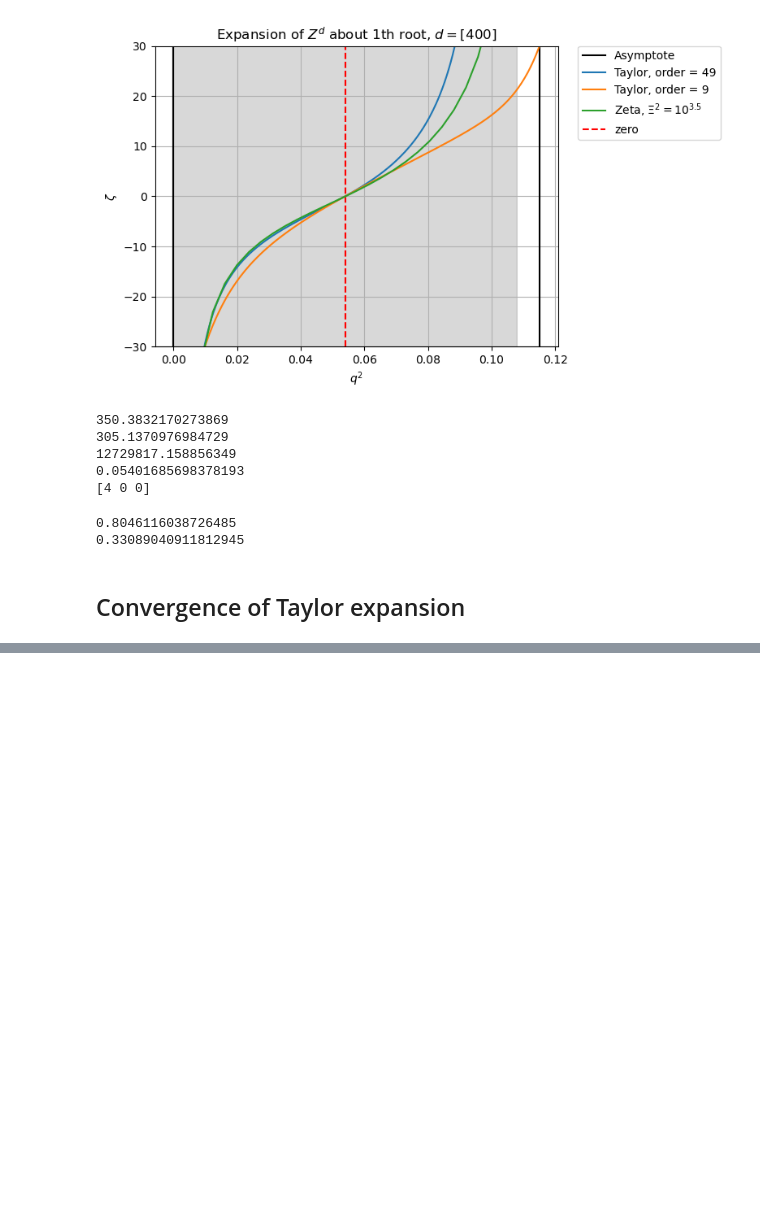
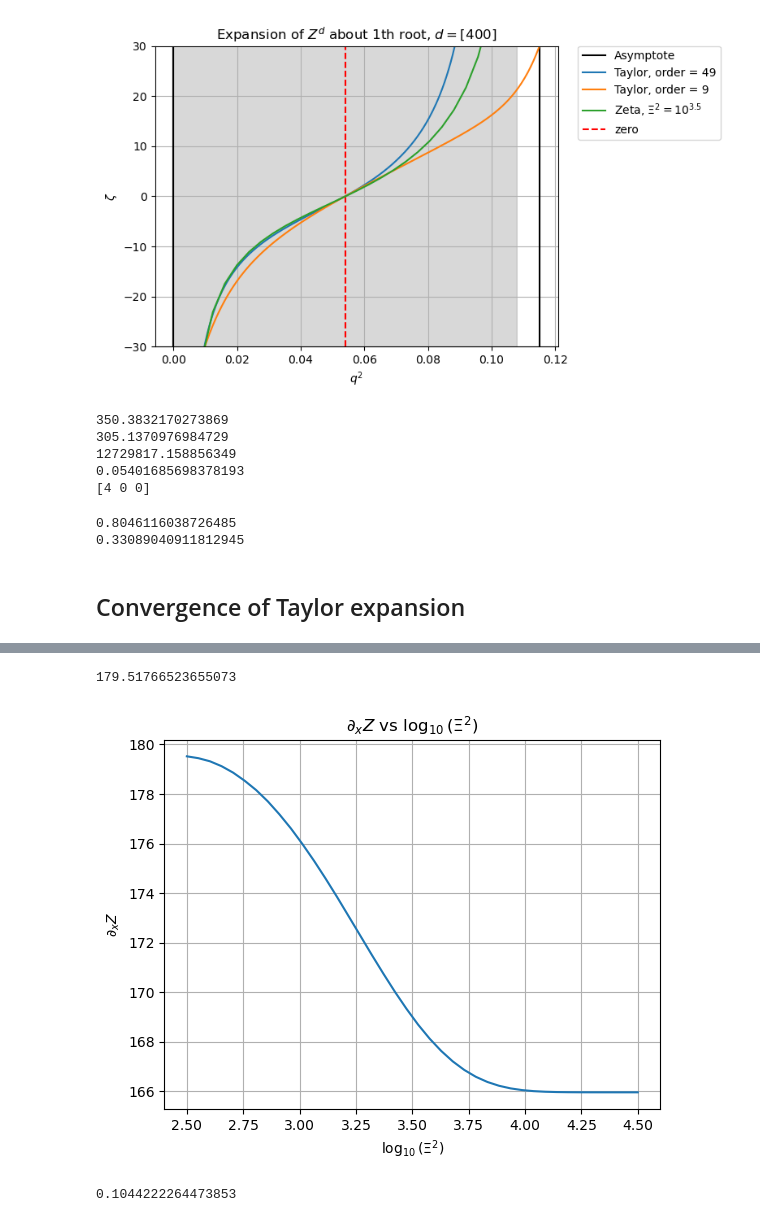
Before and after one commit to rc33051/MPhys-Code, a Jupyter notebook: Taylor_zeta_new.ipynb, the cells around one changed output, grey strips where cells are left out. Saved outputs shown, nothing was run; the diff lists cells and outputs as text; code cells hidden in the pictures; blank space fills up the shorter version.

```diff
--- a/Taylor_zeta_new.ipynb
+++ b/Taylor_zeta_new.ipynb
@@ -205,0 +208,24 @@ x_0
+# %%
+ks = np.linspace(2.5, 4.5, 40)
+
+alpha = 0.01
+y = [derivative_LT(x_0, 10**(k), d, alpha, 0) for k in ks]
+
+derivative_LT()
+#label and format the graph
+plt.xlabel(r'$\log_{10}(\Xi^2)$')
+plt.ylabel(r'$\partial_xZ$')
+plt.title(r'$\partial_xZ$ vs $\log_{10}(\Xi^2)$')
+plt.grid()
+
+
+plt.plot(ks, y)
+
+print(max(y))
+# %% [output]
+179.51766523655073
+[figure, added]
+# %%
+print(alpha_recommended(x_0, 1e4, d))
+# %% [output]
+0.1044222264473853
```
Also changed, not shown: parts of 7 cells of this notebook, 1 other file.
